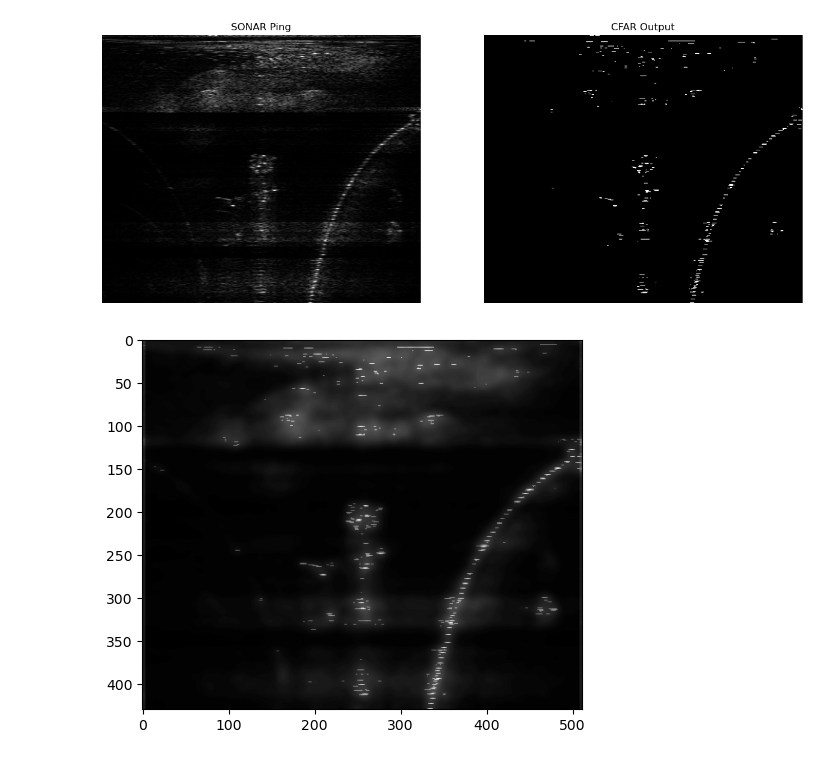
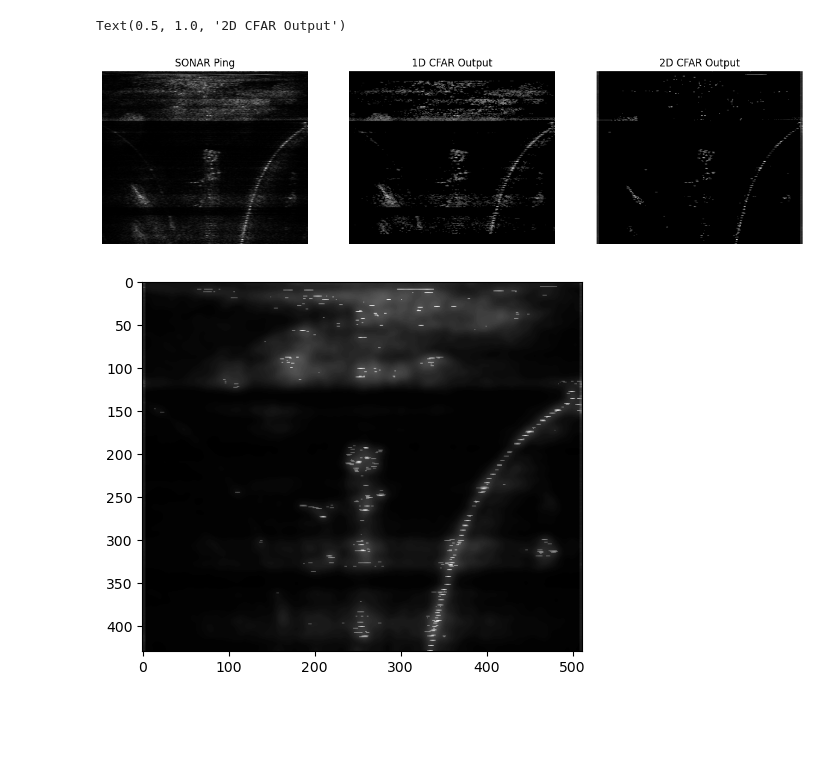
Before and after one commit to SAAB-NTU/cfar_cpp, a Jupyter notebook: Analysis/thresholding.ipynb, the cells around one changed output. Drawn from its saved outputs; the diff is of its cells as text; code cells hidden in the pictures; blank space fills up the shorter version.

Commit message:
added figures for paper

```diff
--- a/Analysis/thresholding.ipynb
+++ b/Analysis/thresholding.ipynb
@@ -23,23 +33,24 @@ axes[1].imshow(cfar_img)
 # %%
-ping_img = cv.imread(ping_img_path, cv.IMREAD_GRAYSCALE)
-cfar_img = cv.imread(cfar_img_path, cv.IMREAD_GRAYSCALE)
-ret, threshold_cfar_img = cv.threshold(cfar_img, 110, 255, cv.THRESH_BINARY)
-fig, axes = plt.subplots(1,2, figsize = (15,10))
+ping_img = cv.imread("./cfar_results_figure/original.png", cv.IMREAD_GRAYSCALE)
+cfar1d_img = cv.imread("./cfar_results_figure/1d_image.png", cv.IMREAD_GRAYSCALE)
+cfar2d_img = cv.imread("./cfar_results_figure/2d_image.png", cv.IMREAD_GRAYSCALE)
+# ret, threshold_cfar1d_img = cv.threshold(cfar1d_img, 120, 255, cv.THRESH_BINARY)
+# ret, threshold_cfar2d_img = cv.threshold(cfar2d_img, 120, 255, cv.THRESH_BINARY)
+fig, axes = plt.subplots(1,3, figsize = (15,10))
 axes[0].imshow(ping_img, cmap = "gray")
 axes[0].axis("off")
 axes[0].set_title("SONAR Ping")
-# axes[1].imshow(cfar_img, cmap = "gray")
-# axes[1].axis("off")
-axes[1].imshow(threshold_cfar_img, cmap = "gray")
+axes[1].imshow(cfar1d_img, cmap = "gray")
 axes[1].axis("off")
-axes[1].set_title("CFAR Output")
+axes[1].set_title("1D CFAR Output")
+axes[2].imshow(cfar2d_img, cmap = "gray")
+axes[2].axis("off")
+axes[2].set_title("2D CFAR Output")
 
-fig.savefig("parent_child_fig.png", bbox_inches="tight")
-
-# cv.imwrite("detection_output.png", threshold_cfar_img)
-# cv.imwrite("detection_input.png", ping_img)
+# fig.savefig("parent_child_fig.png", bbox_inches="tight")
 # %% [output]
+Text(0.5, 1.0, '2D CFAR Output')
-[figure, old version]
+[figure, new version]
 # %%
 alpha = 0.7
 beta = 1 - alpha
```
Also changed, not shown: parts of 11 cells of this notebook, 11 other files.
